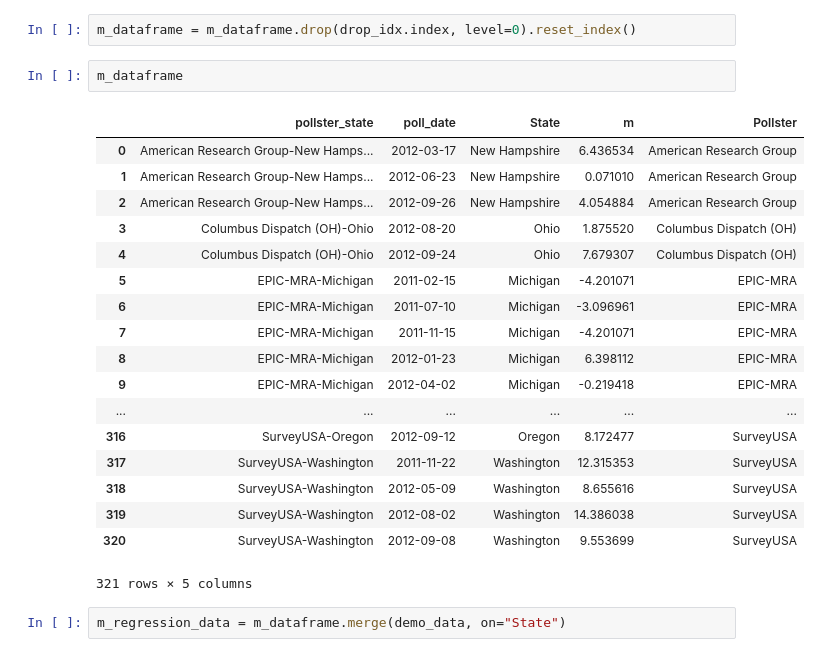
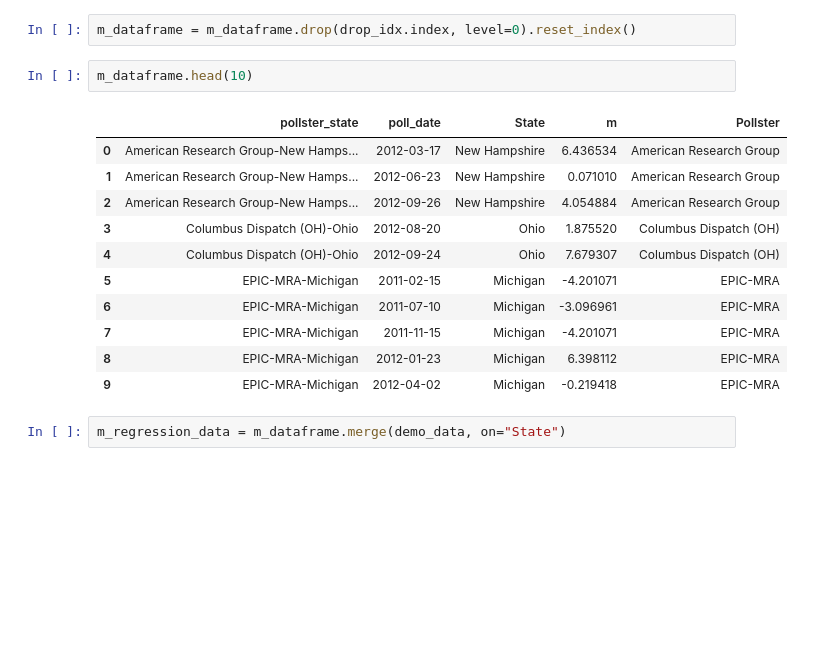
Before and after one commit to bansalr/538model, a Jupyter notebook: silver_model.ipynb, the cells around one changed output. Drawn from its saved outputs; the diff is of its cells as text; blank space fills up the shorter version.

```diff
--- a/silver_model.ipynb
+++ b/silver_model.ipynb
@@ -1093,26 +1120,19 @@ m_dataframe.xs("American Research Group-New Hampshire", level=0)
 # %%
 m_dataframe = m_dataframe.drop(drop_idx.index, level=0).reset_index()
 # %%
-m_dataframe
+m_dataframe.head(10)
 # %% [output]
 |  | pollster_state | poll_date | State | m | Pollster |
 | 0 | American Research Group-New Hamps... | 2012-03-17 | New Hampshire | 6.436534 | American Research Group |
 | 1 | American Research Group-New Hamps... | 2012-06-23 | New Hampshire | 0.071010 | American Research Group |
 | 2 | American Research Group-New Hamps... | 2012-09-26 | New Hampshire | 4.054884 | American Research Group |
 | 3 | Columbus Dispatch (OH)-Ohio | 2012-08-20 | Ohio | 1.875520 | Columbus Dispatch (OH) |
 | 4 | Columbus Dispatch (OH)-Ohio | 2012-09-24 | Ohio | 7.679307 | Columbus Dispatch (OH) |
 | 5 | EPIC-MRA-Michigan | 2011-02-15 | Michigan | -4.201071 | EPIC-MRA |
 | 6 | EPIC-MRA-Michigan | 2011-07-10 | Michigan | -3.096961 | EPIC-MRA |
 | 7 | EPIC-MRA-Michigan | 2011-11-15 | Michigan | -4.201071 | EPIC-MRA |
 | 8 | EPIC-MRA-Michigan | 2012-01-23 | Michigan | 6.398112 | EPIC-MRA |
 | 9 | EPIC-MRA-Michigan | 2012-04-02 | Michigan | -0.219418 | EPIC-MRA |
-| ... | ... | ... | ... | ... | ... |
-| 316 | SurveyUSA-Oregon | 2012-09-12 | Oregon | 8.172477 | SurveyUSA |
-| 317 | SurveyUSA-Washington | 2011-11-22 | Washington | 12.315353 | SurveyUSA |
-| 318 | SurveyUSA-Washington | 2012-05-09 | Washington | 8.655616 | SurveyUSA |
-| 319 | SurveyUSA-Washington | 2012-08-02 | Washington | 14.386038 | SurveyUSA |
-| 320 | SurveyUSA-Washington | 2012-09-08 | Washington | 9.553699 | SurveyUSA |
-321 rows × 5 columns
 # %%
 m_regression_data = m_dataframe.merge(demo_data, on="State")
 # %%
```
Also changed, not shown: parts of 56 cells of this notebook, 1 other file.
